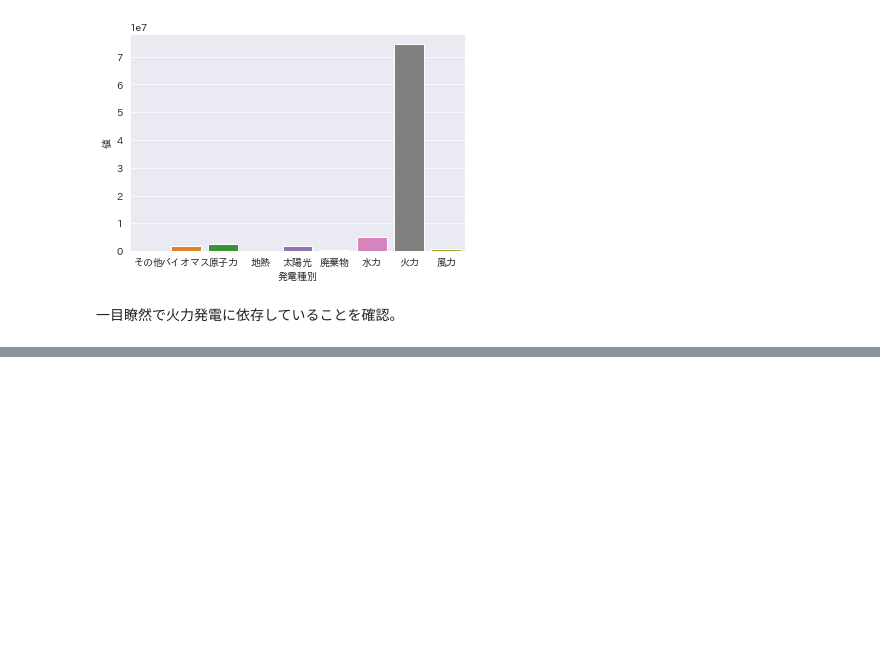
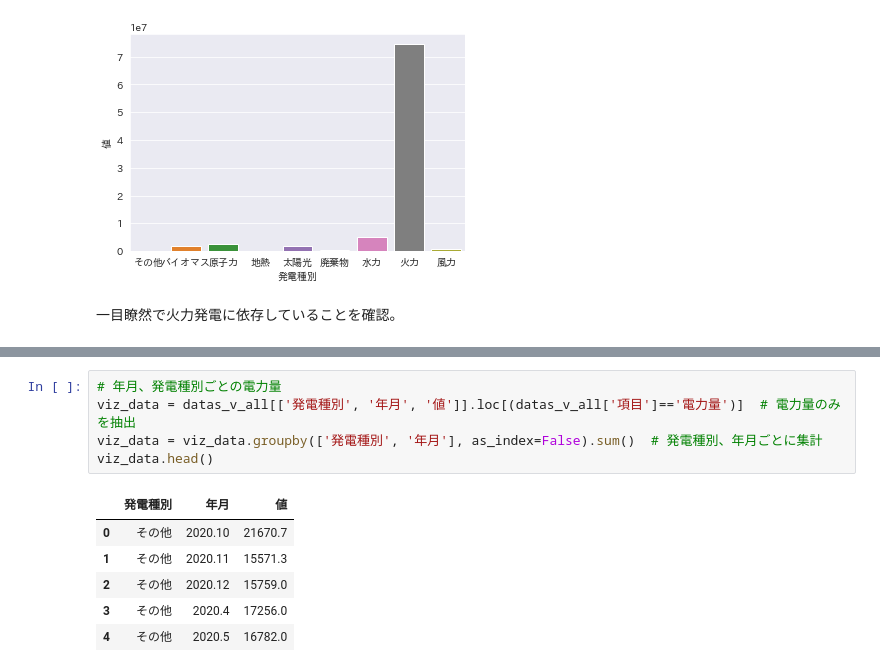
Before and after one commit to 1024xx4/100_Data_processing--visualization, a Jupyter notebook: excel_data.ipynb, the cells around one changed output, grey strips where cells are left out. Saved outputs shown, nothing was run; the diff lists cells and outputs as text; blank space fills up the shorter version.

```diff
--- a/excel_data.ipynb
+++ b/excel_data.ipynb
@@ -523,0 +528,12 @@ sns.barplot(x=viz_data['発電種別'], y=viz_data['値'])
+# %%
+# 年月、発電種別ごとの電力量
+viz_data = datas_v_all[['発電種別', '年月', '値']].loc[(datas_v_all['項目']=='電力量')]  # 電力量のみを抽出
+viz_data = viz_data.groupby(['発電種別', '年月'], as_index=False).sum()  # 発電種別、年月ごとに集計
+viz_data.head()
+# %% [output]
+|  | 発電種別 | 年月 | 値 |
+| 0 | その他 | 2020.10 | 21670.7 |
+| 1 | その他 | 2020.11 | 15571.3 |
+| 2 | その他 | 2020.12 | 15759.0 |
+| 3 | その他 | 2020.4 | 17256.0 |
+| 4 | その他 | 2020.5 | 16782.0 |
```
Also changed, not shown: parts of 2 cells of this notebook.
